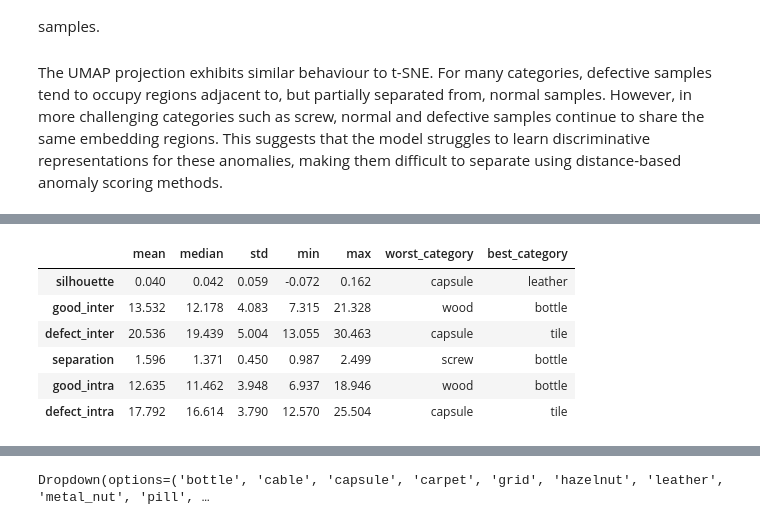
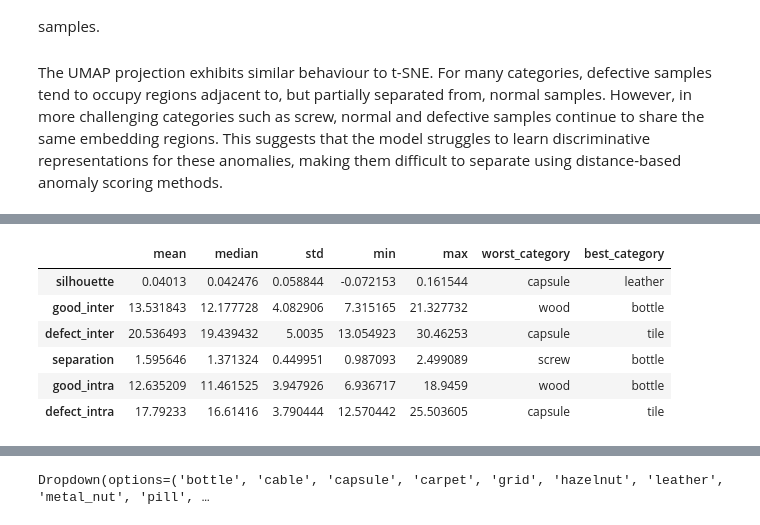
Before and after one commit to CiaranW005/UL-Summer-Bursary-2026, a Jupyter notebook: notebooks/embedding_analysis/emb_visualisation.ipynb, the cells around one changed output, grey strips where cells are left out. Saved outputs shown, nothing was run; the diff lists cells and outputs as text; code cells hidden in the pictures.

```diff
--- a/notebooks/embedding_analysis/emb_visualisation.ipynb
+++ b/notebooks/embedding_analysis/emb_visualisation.ipynb
@@ -87,8 +87,8 @@ tsne = TSNE(n_components=2)
 umap = UMAP(n_components=2, random_state=42)
 
 train_mask = meta["split"] == "train"
-train_meta = meta[train_mask].reset_index(drop=True)
-test_meta = meta[~train_mask].reset_index(drop=True)
+train_meta = meta[train_mask]
+test_meta = meta[~train_mask]
 
 pca_2d = load_or_compute(CACHE_DIR / "cls_pca.npy", lambda: pca.fit_transform(cls_tokens))
 tsne_2d = load_or_compute(CACHE_DIR / "cls_tsne.npy", lambda: tsne.fit_transform(cls_tokens))
@@ -413,24 +415,18 @@ def column_stats(df, column):
 # %%
 numeric_cols = cluster_results.select_dtypes(include="number").columns
 
 summary = pd.DataFrame({
     col: column_stats(cluster_results, col)
     for col in numeric_cols
 }).T
 
-
-summary[["mean", "median", "std", "min", "max"]] = (
-    summary[["mean", "median", "std", "min", "max"]]
-    .astype(float)
-    .round(3)
-)
 summary.to_csv(RESULTS_DIR / "cls_embed_summary.csv")
 summary
 # %% [output]
 |  | mean | median | std | min | max | worst_category | best_category |
-| silhouette | 0.040 | 0.042 | 0.059 | -0.072 | 0.162 | capsule | leather |
-| good_inter | 13.532 | 12.178 | 4.083 | 7.315 | 21.328 | wood | bottle |
-| defect_inter | 20.536 | 19.439 | 5.004 | 13.055 | 30.463 | capsule | tile |
-| separation | 1.596 | 1.371 | 0.450 | 0.987 | 2.499 | screw | bottle |
-| good_intra | 12.635 | 11.462 | 3.948 | 6.937 | 18.946 | wood | bottle |
-| defect_intra | 17.792 | 16.614 | 3.790 | 12.570 | 25.504 | capsule | tile |
+| silhouette | 0.04013 | 0.042476 | 0.058844 | -0.072153 | 0.161544 | capsule | leather |
+| good_inter | 13.531843 | 12.177728 | 4.082906 | 7.315165 | 21.327732 | wood | bottle |
+| defect_inter | 20.536493 | 19.439432 | 5.0035 | 13.054923 | 30.46253 | capsule | tile |
+| separation | 1.595646 | 1.371324 | 0.449951 | 0.987093 | 2.499089 | screw | bottle |
+| good_intra | 12.635209 | 11.461525 | 3.947926 | 6.936717 | 18.9459 | wood | bottle |
+| defect_intra | 17.79233 | 16.61416 | 3.790444 | 12.570442 | 25.503605 | capsule | tile |
```
Also changed, not shown: parts of 12 cells of this notebook, 5 other files.
